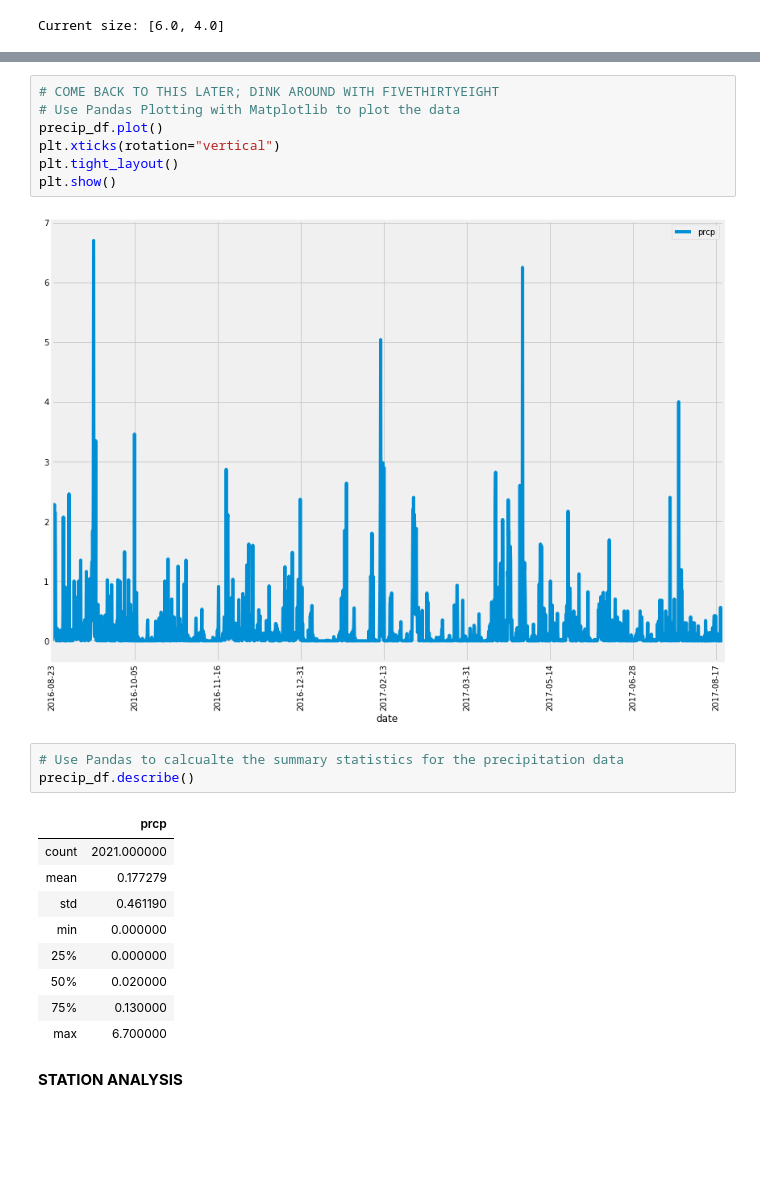
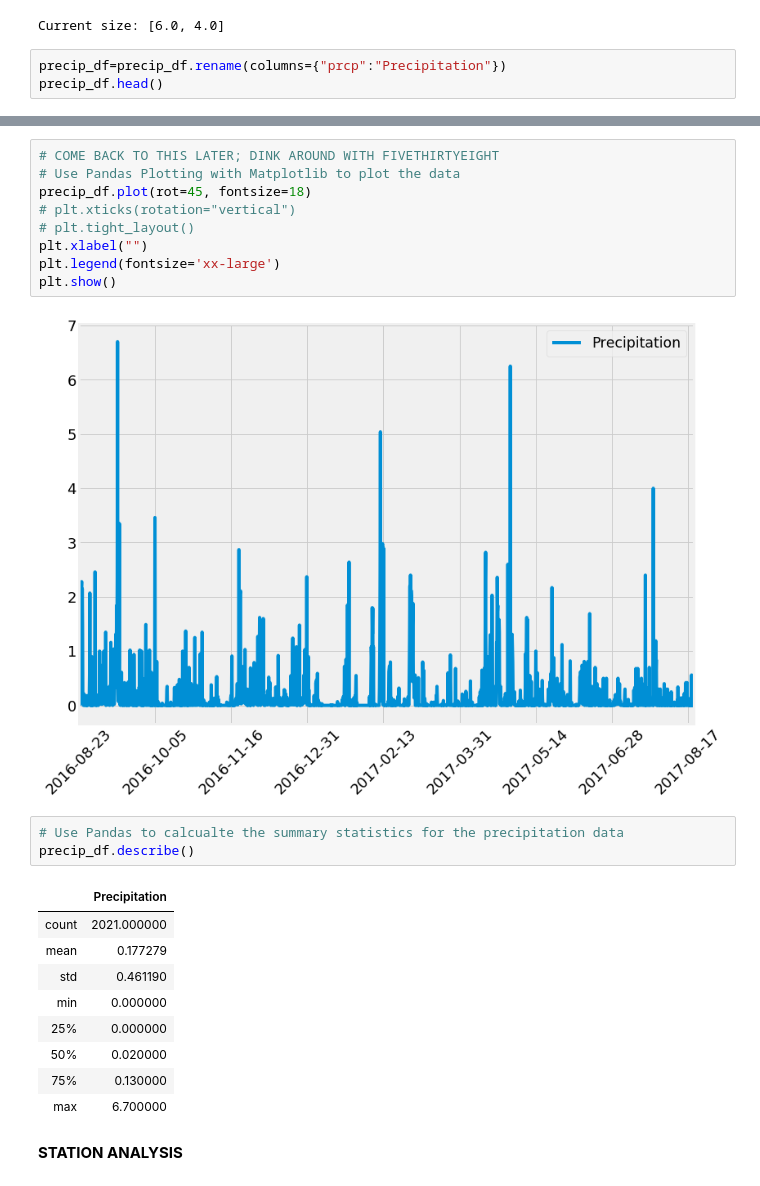
Before and after one commit to VallieTracy/sqlalchemy-challenge, a Jupyter notebook: main.ipynb, the cells around one changed output, grey strips where cells are left out. Drawn from its saved outputs; the diff is of its cells as text; blank space fills up the shorter version.

```diff
--- a/main.ipynb
+++ b/main.ipynb
@@ -122,3 +122,6 @@ fig_size[1] = 9
 plt.rcParams["figure.figsize"] = fig_size
 # %% [output]
 Current size: [6.0, 4.0]
+# %%
+precip_df=precip_df.rename(columns={"prcp":"Precipitation"})
+precip_df.head()
@@ -125,17 +136,19 @@ Current size: [6.0, 4.0]
 # %%
 # COME BACK TO THIS LATER; DINK AROUND WITH FIVETHIRTYEIGHT
 # Use Pandas Plotting with Matplotlib to plot the data
-precip_df.plot()
-plt.xticks(rotation="vertical")
-plt.tight_layout()
+precip_df.plot(rot=45, fontsize=18)
+# plt.xticks(rotation="vertical")
+# plt.tight_layout()
+plt.xlabel("")
+plt.legend(fontsize='xx-large')
 plt.show()
 # %% [output]
-[figure, old version]
+[figure, new version]
 # %%
 # Use Pandas to calcualte the summary statistics for the precipitation data
 precip_df.describe()
 # %% [output]
-|  | prcp |
+|  | Precipitation |
 | count | 2021.000000 |
 | mean | 0.177279 |
 | std | 0.461190 |
```
Also changed, not shown: parts of 1 cell of this notebook, 1 other file.
